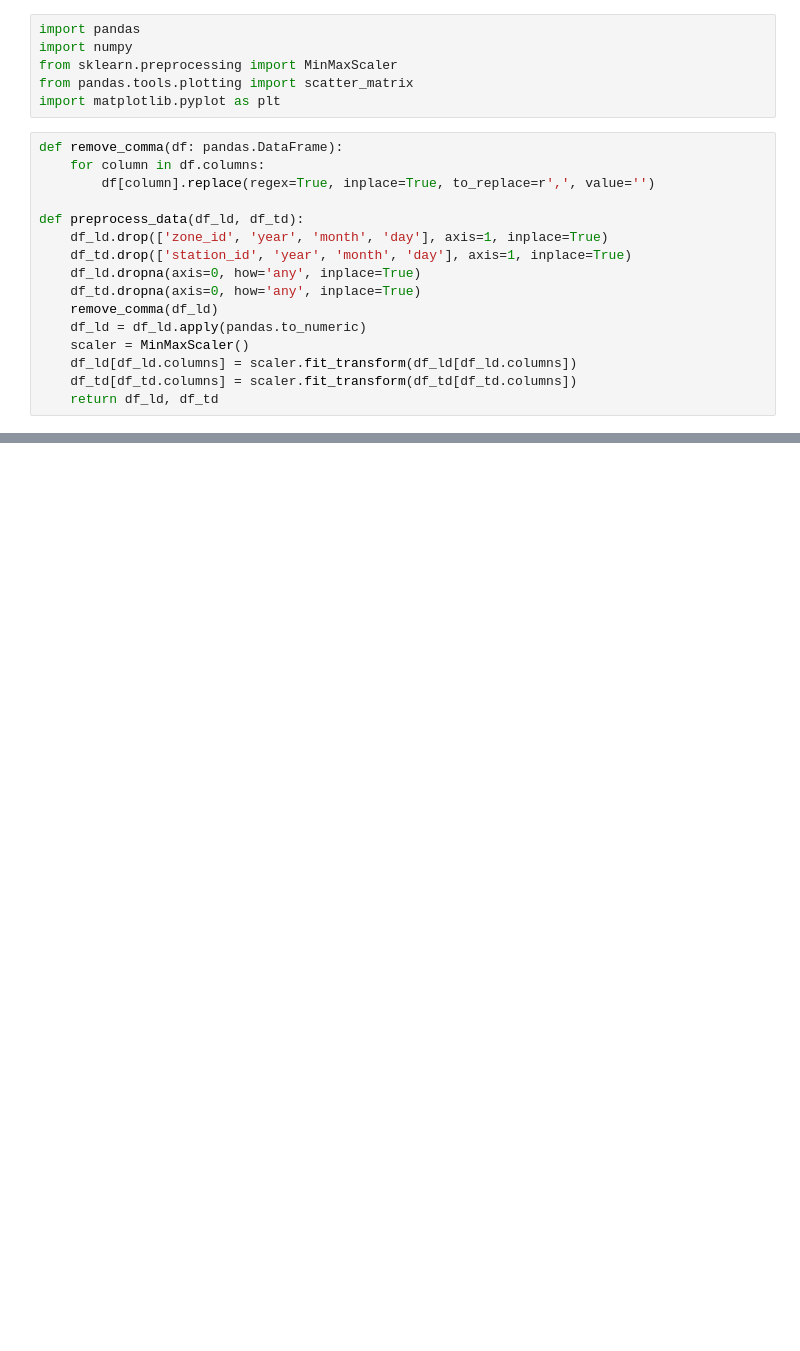
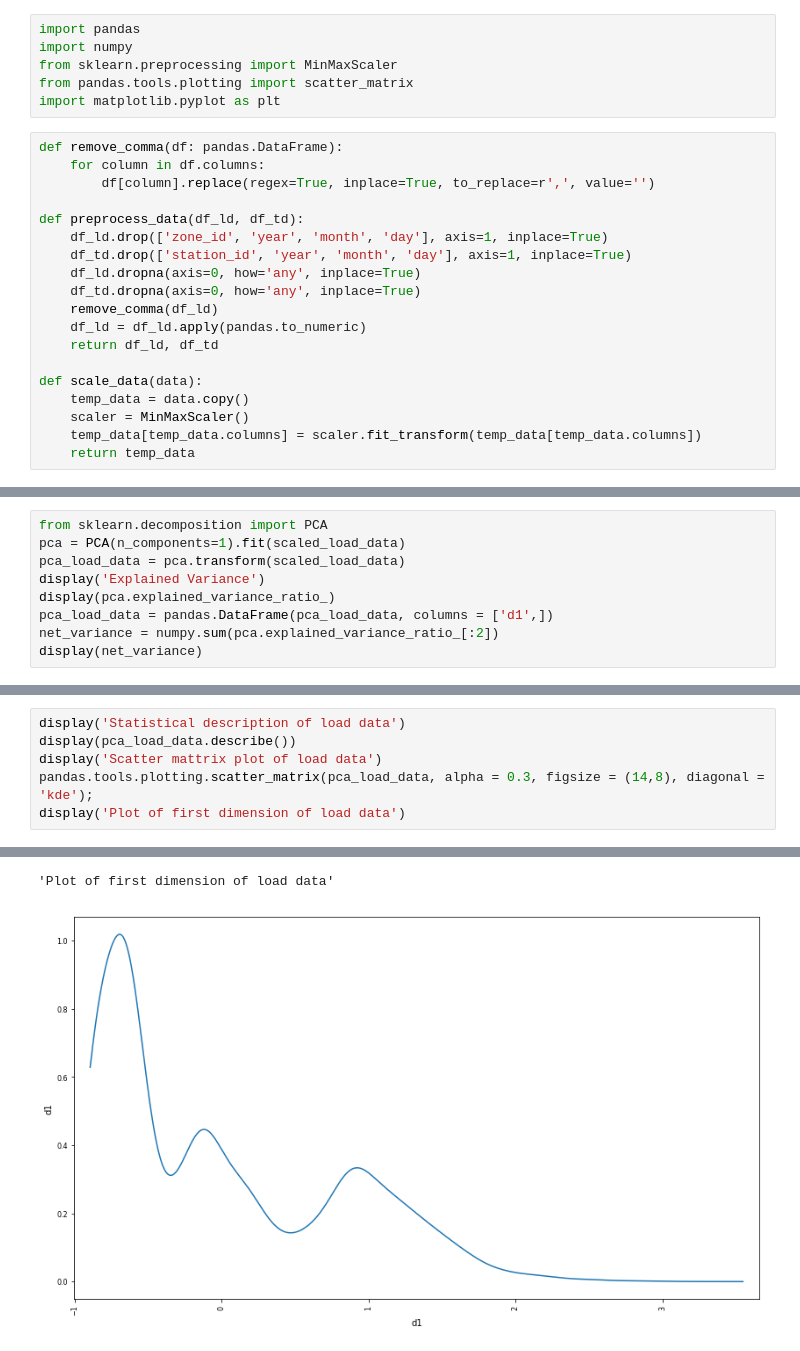
Before and after one commit to Prakash2403/SIH-2k18, a Jupyter notebook: Analysis.ipynb, the cells around one changed output, grey strips where cells are left out. Saved outputs shown, nothing was run; the diff lists cells and outputs as text; blank space fills up the shorter version.

```diff
--- a/Analysis.ipynb
+++ b/Analysis.ipynb
@@ -16,10 +16,13 @@ def preprocess_data(df_ld, df_td):
     df_td.dropna(axis=0, how='any', inplace=True)
     remove_comma(df_ld)
     df_ld = df_ld.apply(pandas.to_numeric)
+    return df_ld, df_td
+
+def scale_data(data):
+    temp_data = data.copy()
     scaler = MinMaxScaler()
-    df_ld[df_ld.columns] = scaler.fit_transform(df_ld[df_ld.columns])
-    df_td[df_td.columns] = scaler.fit_transform(df_td[df_td.columns])
-    return df_ld, df_td
+    temp_data[temp_data.columns] = scaler.fit_transform(temp_data[temp_data.columns])
+    return temp_data
 # %%
 load_data = pandas.read_csv('data/Load_history.csv')
 temperature_data = pandas.read_csv('data/temperature_history.csv')
@@ -64,0 +88,9 @@ plt.show()
+# %%
+from sklearn.decomposition import PCA
+pca = PCA(n_components=1).fit(scaled_load_data)
+pca_load_data = pca.transform(scaled_load_data)
+display('Explained Variance')
+display(pca.explained_variance_ratio_)
+pca_load_data = pandas.DataFrame(pca_load_data, columns = ['d1',])
+net_variance = numpy.sum(pca.explained_variance_ratio_[:2])
+display(net_variance)
@@ -64,0 +101,7 @@ plt.show()
+# %%
+display('Statistical description of load data')
+display(pca_load_data.describe())
+display('Scatter mattrix plot of load data')
+pandas.tools.plotting.scatter_matrix(pca_load_data, alpha = 0.3, figsize = (14,8), diagonal = 'kde');
+display('Plot of first dimension of load data')
+# %% [output]
@@ -64,0 +119,2 @@ plt.show()
+'Plot of first dimension of load data'
+[figure, added]
```
Also changed, not shown: parts of 13 cells of this notebook, 1 other file.
